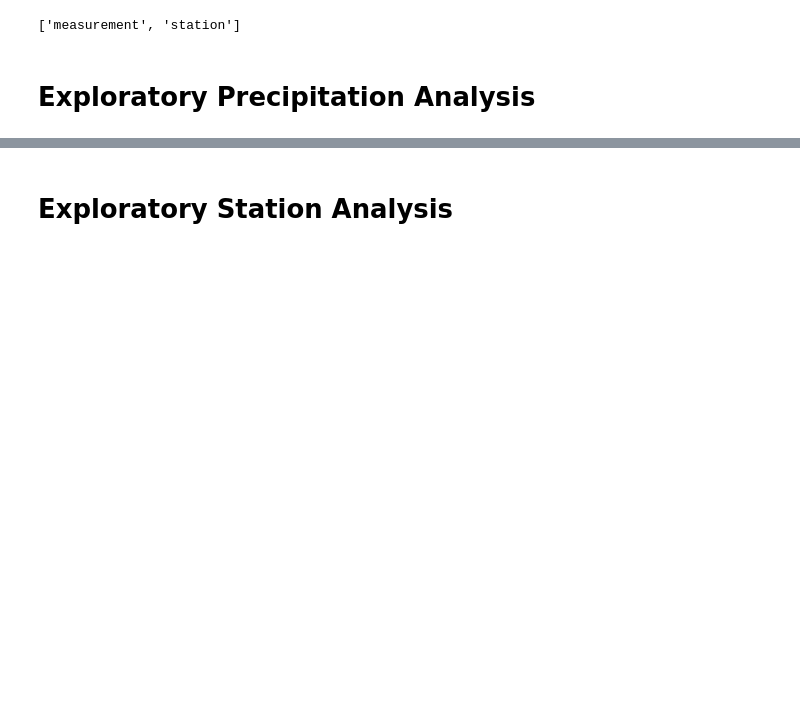
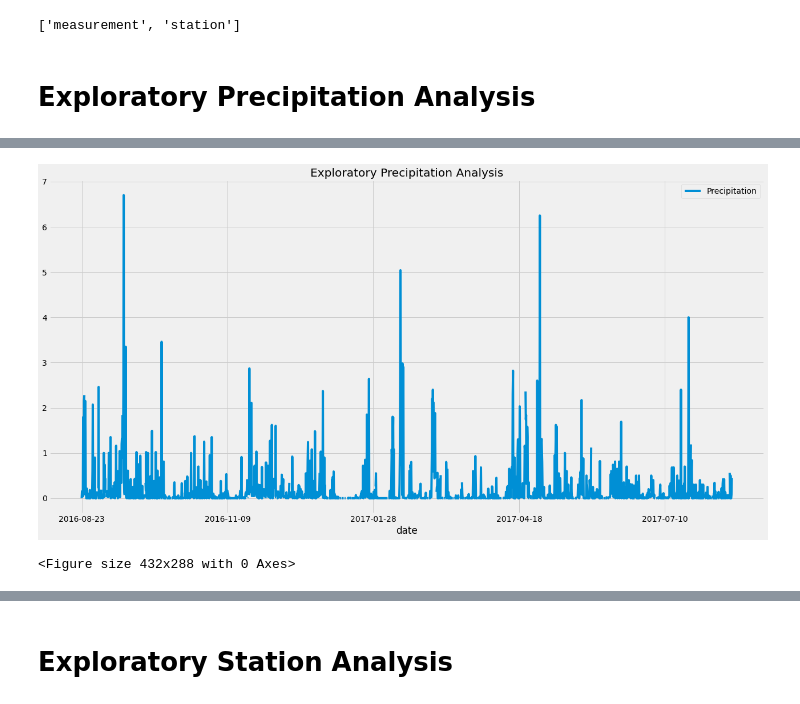
Before and after one commit to emersonmolett/SQLAlchemy-Challenge, a Jupyter notebook: 10-Advanced-Data-Storage-and-Retrieval/Instructions/climate_starter.ipynb, the cells around one changed output, grey strips where cells are left out. Drawn from its saved outputs; the diff is of its cells as text; code cells hidden in the pictures; blank space fills up the shorter version.

Commit message:
worked on preciptitation analysis, found most recent date in data set, queried last 12 months, filtered for only date, and precipitation, loaded data into pandas, worked by date, and made a graph

```diff
--- a/10-Advanced-Data-Storage-and-Retrieval/Instructions/climate_starter.ipynb
+++ b/10-Advanced-Data-Storage-and-Retrieval/Instructions/climate_starter.ipynb
@@ -37,6 +37,7 @@ Station = Base.classes.station
 Measurement = Base.classes.measurement
 # %%
 # Create our session (link) from Python to the DB
+session = Session(engine)
 # %% [markdown]
 # Exploratory Precipitation Analysis
 # %%
@@ -44,17 +49,8 @@ Measurement = Base.classes.measurement
 # %%
 # Design a query to retrieve the last 12 months of precipitation data and plot the results.
 # Starting from the most recent data point in the database.
-
-# Calculate the date one year from the last date in data set.
-
-
-# Perform a query to retrieve the data and precipitation scores
-
-
-# Save the query results as a Pandas DataFrame and set the index to the date column
-
-
-# Sort the dataframe by date
-
-
-# Use Pandas Plotting with Matplotlib to plot the data
+# Need to filter for just last 12 months, as data set has items going back to Jan 1, 2010
+precipitation_date = session.query(Measurement.date,Measurement.prcp).\
+    filter(Measurement.date >=one_year_from_last_date).\
+    order_by(Measurement.date).all()
+precipitation_date
@@ -60,0 +105,8 @@ Measurement = Base.classes.measurement
+# %%
+# Save the query results as a Pandas DataFrame and set the index to the date column
+# Need to reference precipitation_date
+precipitation_dataframe = pd.DataFrame(precipitation_date, columns = ["date", "Precipitation"])
+# %%
+# Sort the dataframe by date
+precipitation_dataframe.set_index("date", inplace=True,)
+precipitation_dataframe
@@ -61,2 +128,11 @@ Measurement = Base.classes.measurement
+# %%
+# Use Pandas Plotting with Matplotlib to plot the data
+precipitation_dataframe.plot(title="Exploratory Precipitation Analysis",figsize=(20,10))
+plt.legend(loc="upper right")
+plt.show()
+plt.savefig("Exploratory Precipitation Analysis.png")
+# %% [output]
+[figure, added]
+<Figure size 432x288 with 0 Axes>
 # %%
 # Use Pandas to calcualte the summary statistics for the precipitation data
```
Also changed, not shown: parts of 6 cells of this notebook, 1 other file.
